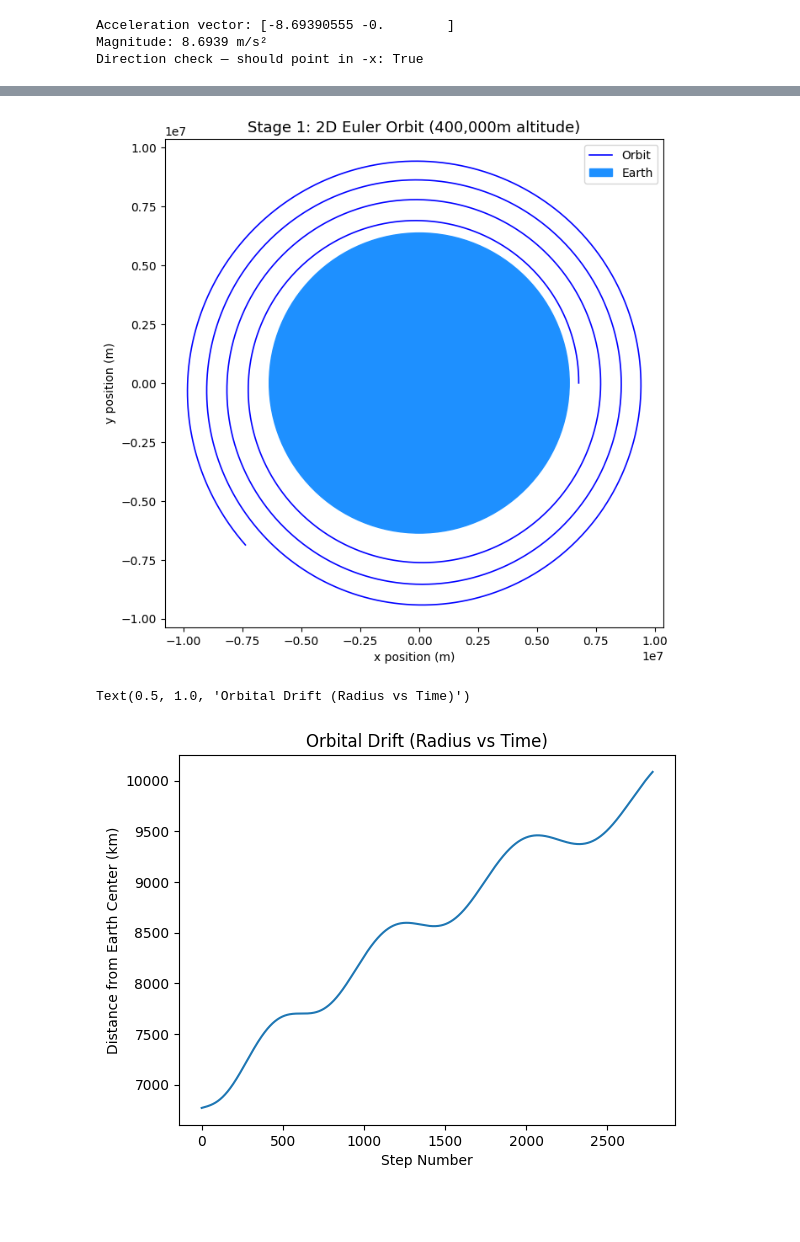
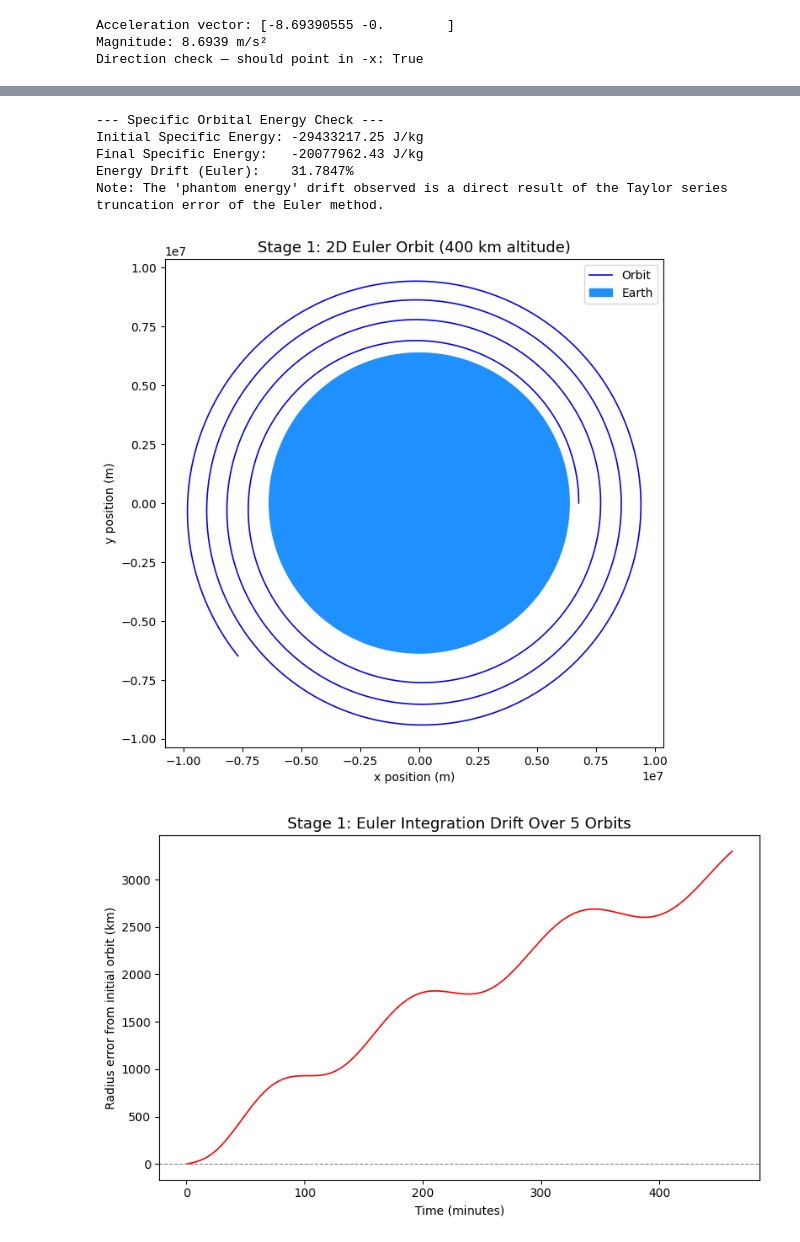
Before and after one commit to Yashaswi-B/orbital-simulator, a Jupyter notebook: notebooks/stage1_development.ipynb, the cells around one changed output, grey strips where cells are left out. Cells and saved outputs as stored; diff of their text form; code cells hidden in the pictures; blank space fills up the shorter version.

Commit message:
Stage 1: code cleanup and comments complete

```diff
--- a/notebooks/stage1_development.ipynb
+++ b/notebooks/stage1_development.ipynb
@@ -47,14 +52,20 @@ Steps: 2780
 # %%
-# Euler
-r = r0.copy()
-v = v0.copy()
+def simulate_euler(r0, v0, dt, steps):
+    positions = np.zeros((steps, 2))
+    velocities = np.zeros((steps, 2))
+    r = r0.copy()
+    v = v0.copy()
+    for i in range(steps):
+        positions[i] = r
+        velocities[i] = v
+        # Calculate acceleration with inline optimized magnitude calculation
+        r_mag = (r[0]**2 + r[1]**2)**0.5
+        a = -mu_earth / r_mag**3 * r
+        r = r + v * dt
+        v = v + a * dt
+    return positions, velocities
 
-for i in range(steps):
-    positions[i] = r       # Set current position
-    a = acceleration(r)
-    r = r + v * dt         # Update position
-    v = v + a * dt         # Update velocity
-
+positions, velocities = simulate_euler(r0, v0, dt, steps)
 print(positions)
 # %% [output]
 [[ 6771000.                0.        ]
@@ -67,3 +78,26 @@ print(positions)
+# %%
+def calculate_orbital_energy(positions, velocities):
+    r0_mag = (positions[0][0]**2 + positions[0][1]**2)**0.5
+    v0_mag = (velocities[0][0]**2 + velocities[0][1]**2)**0.5
+    initial_energy = (v0_mag**2 / 2) - (mu_earth / r0_mag)
+    rf_mag = (positions[-1][0]**2 + positions[-1][1]**2)**0.5
+    vf_mag = (velocities[-1][0]**2 + velocities[-1][1]**2)**0.5
+    final_energy = (vf_mag**2 / 2) - (mu_earth / rf_mag)
+    energy_drift_pct = abs((final_energy - initial_energy) / initial_energy) * 100
+    return initial_energy, final_energy, energy_drift_pct
+
+initial_energy, final_energy, energy_drift_pct = calculate_orbital_energy(positions, velocities)
+print("--- Specific Orbital Energy Check ---")
+print(f"Initial Specific Energy: {initial_energy:.2f} J/kg")
+print(f"Final Specific Energy:   {final_energy:.2f} J/kg")
+print(f"Energy Drift (Euler):    {energy_drift_pct:.4f}%")
+print("Note: The 'phantom energy' drift observed is a direct result of the Taylor series truncation error of the Euler method.")
+# %% [output]
+--- Specific Orbital Energy Check ---
+Initial Specific Energy: -29433217.25 J/kg
+Final Specific Energy:   -20077962.43 J/kg
+Energy Drift (Euler):    31.7847%
+Note: The 'phantom energy' drift observed is a direct result of the Taylor series truncation error of the Euler method.
 # %%
 # plot to vizualize Euler
 #print(positions[:,0])
@@ -78,22 +112,29 @@ earth = plt.Circle((0,0), R_earth, color="dodgerblue", label="Earth")
 ax.add_patch(earth)
 
 ax.set_aspect("equal")
-ax.set_title("Stage 1: 2D Euler Orbit (400,000m altitude)", fontsize=13)
+ax.set_title(f"Stage 1: 2D Euler Orbit ({ALTITUDE/1000:.0f} km altitude)", fontsize=13)
 ax.set_xlabel("x position (m)", fontsize=10)
 ax.set_ylabel("y position (m)", fontsize=10)
 ax.legend()
 plt.tight_layout()
-plt.savefig("/Users/yasha/Desktop/orbital-simulator/img/stage1_orbit_v2.png", dpi=150, bbox_inches="tight")
+plt.savefig("../images/stage1_orbit.png", dpi=150, bbox_inches="tight")
 plt.show()
 # %% [output]
-[figure, old version]
+[figure, new version]
 # %%
-# Vizualizing Obital Drift
-distances = np.linalg.norm(positions, axis=1)
-plt.plot(distances / 1000) # Plot in km
-plt.ylabel("Distance from Earth Center (km)")
-plt.xlabel("Step Number")
-plt.title("Orbital Drift (Radius vs Time)")
+# Visualizing Orbital Drift
+radii = np.sqrt(positions[:, 0]**2 + positions[:, 1]**2)
+radius_error = radii - radii[0]
+time_array = np.arange(steps) * dt / 60
+
+fig, ax = plt.subplots(figsize=(8, 5))
+ax.plot(time_array, radius_error / 1000, color="red", lw=1.2)
+ax.set_xlabel("Time (minutes)", fontsize=10)
+ax.set_ylabel("Radius error from initial orbit (km)", fontsize=10)
+ax.set_title("Stage 1: Euler Integration Drift Over 5 Orbits", fontsize=13)
+ax.axhline(0, color="gray", ls="--", lw=0.8)
+plt.tight_layout()
+plt.savefig("../images/stage1_drift.png", dpi=150, bbox_inches="tight")
+plt.show()
 # %% [output]
-Text(0.5, 1.0, 'Orbital Drift (Radius vs Time)')
-[figure, old version]
+[figure, new version]
```
Also changed, not shown: parts of 7 cells of this notebook, 6 other files.
